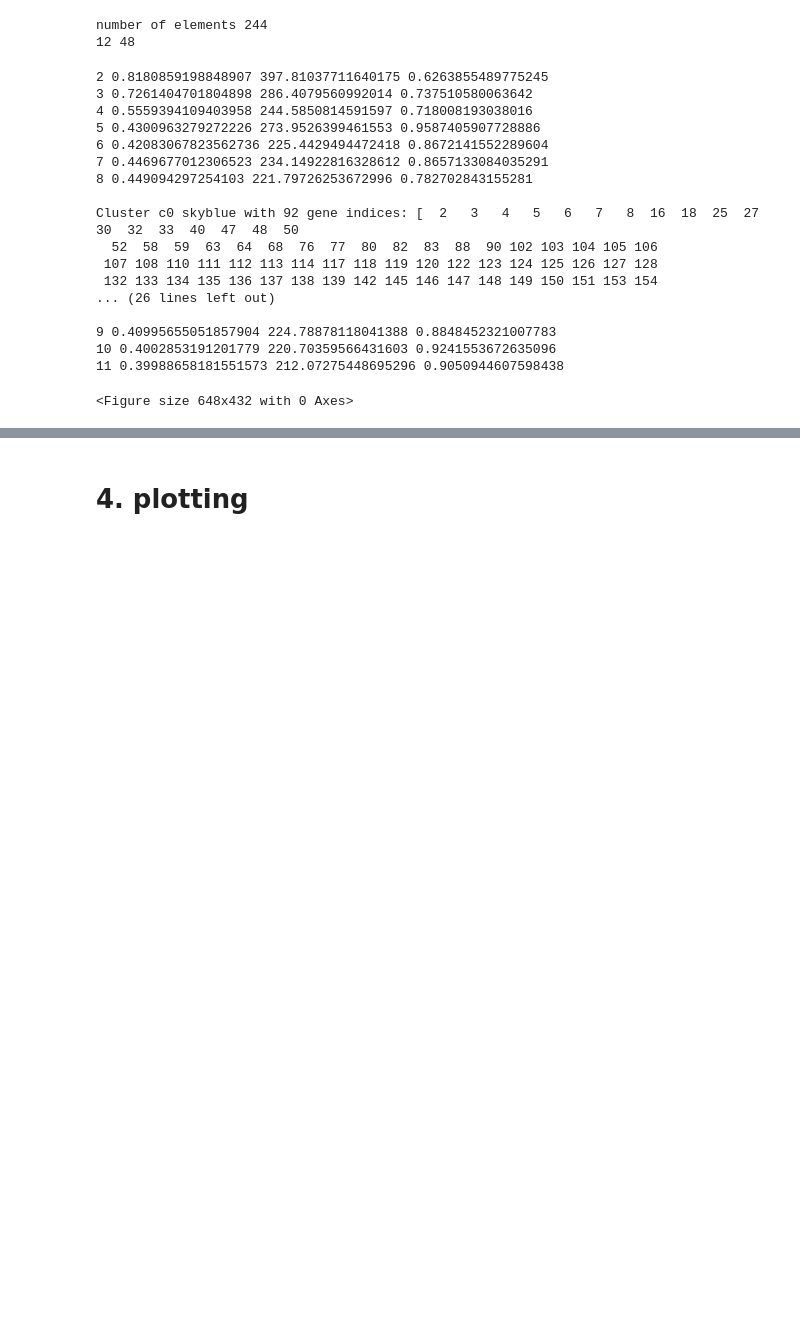
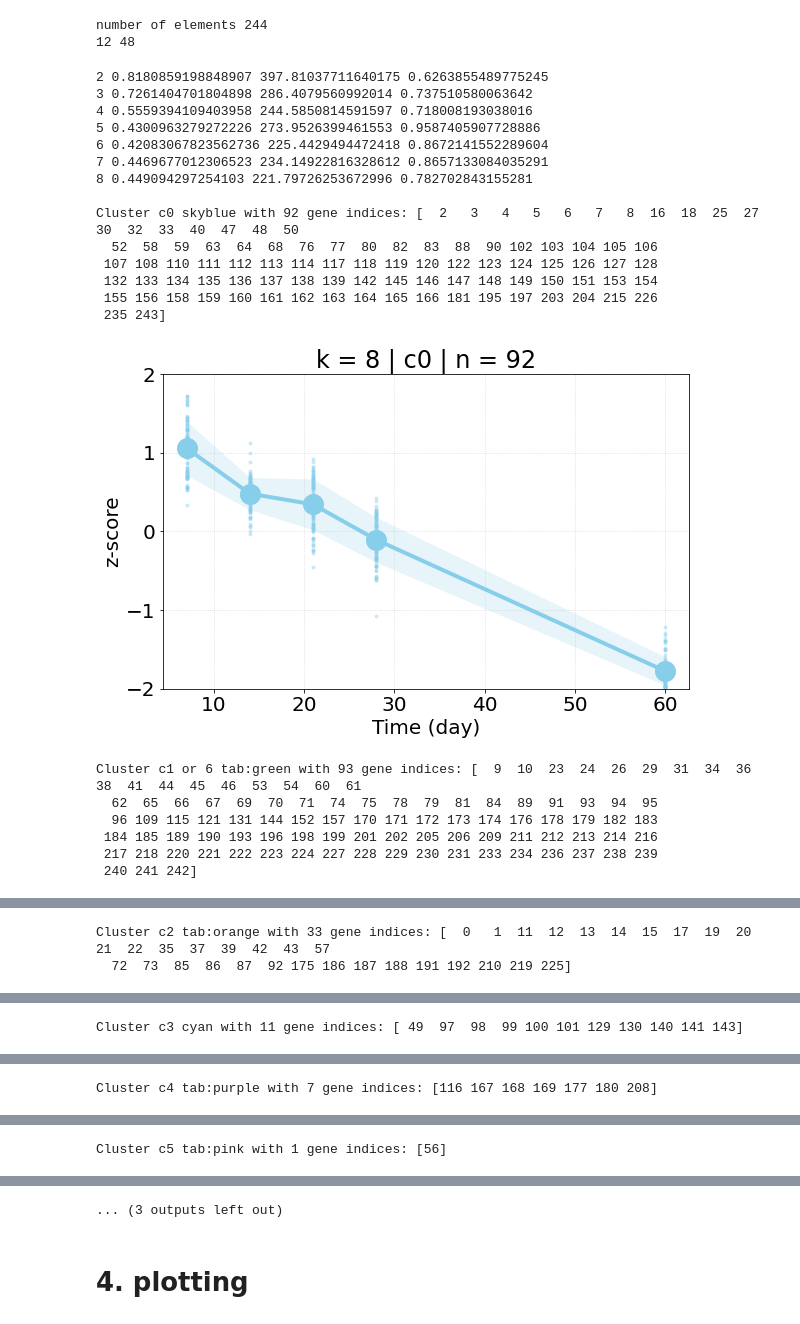
Before and after one commit to adelomana/healing, a Jupyter notebook: clustering_biomarkers_full.ipynb, the cells around one changed output, grey strips where cells are left out. Saved outputs shown, nothing was run; the diff lists cells and outputs as text; code cells hidden in the pictures; blank space fills up the shorter version.

Commit message:
update on figures full

```diff
--- a/clustering_biomarkers_full.ipynb
+++ b/clustering_biomarkers_full.ipynb
@@ -186,9 +186,9 @@ for k in k_range:
         matplotlib.pyplot.title('k = {} | c{} | n = {}'.format(k, clusterID, len(indices)))
         matplotlib.pyplot.tight_layout()
 
-        #matplotlib.pyplot.show()
-        matplotlib.pyplot.savefig('{}.svg'.format(the_color))
-        matplotlib.pyplot.clf()
+        matplotlib.pyplot.show()
+        #matplotlib.pyplot.savefig('{}.svg'.format(the_color))
+        #matplotlib.pyplot.clf()
 
         # plotting second down
         the_color = 'tab:green'
@@ -214,9 +214,9 @@ for k in k_range:
         matplotlib.pyplot.ylim([-2, 2])
         matplotlib.pyplot.title('k = {} | c{} | n = {}'.format(k, clusterID, len(indices)))
         matplotlib.pyplot.tight_layout()
-        #matplotlib.pyplot.show()
-        matplotlib.pyplot.savefig('{}.svg'.format(the_color))
-        matplotlib.pyplot.clf()
+        matplotlib.pyplot.show()
+        #matplotlib.pyplot.savefig('{}.svg'.format(the_color))
+        #matplotlib.pyplot.clf()
 
         # plotting another cluster
         clusterID = 2
@@ -243,9 +243,9 @@ for k in k_range:
         matplotlib.pyplot.ylim([-2, 2])
         matplotlib.pyplot.title('k = {} | c{} | n = {}'.format(k, clusterID, len(indices)))
         matplotlib.pyplot.tight_layout()
-        #matplotlib.pyplot.show()
-        matplotlib.pyplot.savefig('{}.svg'.format(the_color))
-        matplotlib.pyplot.clf()
+        matplotlib.pyplot.show()
+        #matplotlib.pyplot.savefig('{}.svg'.format(the_color))
+        #matplotlib.pyplot.clf()
 
         # plotting another cluster
         clusterID = 3
@@ -272,9 +272,9 @@ for k in k_range:
         matplotlib.pyplot.ylim([-2, 2])
         matplotlib.pyplot.title('k = {} | c{} | n = {}'.format(k, clusterID, len(indices)))
         matplotlib.pyplot.tight_layout()
-        #matplotlib.pyplot.show()
-        matplotlib.pyplot.savefig('{}.svg'.format(the_color))
-        matplotlib.pyplot.clf()
+        matplotlib.pyplot.show()
+        #matplotlib.pyplot.savefig('{}.svg'.format(the_color))
+        #matplotlib.pyplot.clf()
 
         # plotting another cluster
         clusterID = 4
@@ -301,9 +301,9 @@ for k in k_range:
         matplotlib.pyplot.ylim([-2, 2])
         matplotlib.pyplot.title('k = {} | c{} | n = {}'.format(k, clusterID, len(indices)))
         matplotlib.pyplot.tight_layout()
-        #matplotlib.pyplot.show()
-        matplotlib.pyplot.savefig('{}.svg'.format(the_color))
-        matplotlib.pyplot.clf()
+        matplotlib.pyplot.show()
+        #matplotlib.pyplot.savefig('{}.svg'.format(the_color))
+        #matplotlib.pyplot.clf()
 
         # plotting another cluster
         clusterID = 5
@@ -330,9 +330,9 @@ for k in k_range:
         matplotlib.pyplot.ylim([-2, 2])
         matplotlib.pyplot.title('k = {} | c{} | n = {}'.format(k, clusterID, len(indices)))
         matplotlib.pyplot.tight_layout()
-        #matplotlib.pyplot.show()
-        matplotlib.pyplot.savefig('{}.svg'.format(the_color))
-        matplotlib.pyplot.clf()
+        matplotlib.pyplot.show()
+        #matplotlib.pyplot.savefig('{}.svg'.format(the_color))
+        #matplotlib.pyplot.clf()
 
         # plotting another cluster
         clusterID = 7
@@ -345,39 +345,42 @@ for k in k_range:
         top = means + stds
         bottom = means - stds
 
         for metabolite in cluster.index:
             matplotlib.pyplot.plot(days, cluster.loc[metabolite, :], '.', alpha=1/3, lw=3, color=the_color)
 
         matplotlib.pyplot.plot(days, means, 'o-', color=the_color, lw=4, ms=20)
 
         matplotlib.pyplot.fill_between(days, top, bottom, color=the_color, alpha=0.2, lw=0)
 
 
         matplotlib.pyplot.xlabel('Time (day)')
         matplotlib.pyplot.ylabel('z-score')
         matplotlib.pyplot.grid(alpha=0.5, ls=':')
         matplotlib.pyplot.ylim([-2, 2])
         matplotlib.pyplot.title('k = {} | c{} | n = {}'.format(k, clusterID, len(indices)))
         matplotlib.pyplot.tight_layout()
-        #matplotlib.pyplot.show()
-        matplotlib.pyplot.savefig('{}.svg'.format(the_color))
-        matplotlib.pyplot.clf()
+        matplotlib.pyplot.show()
+        #matplotlib.pyplot.savefig('{}.svg'.format(the_color))
+        #matplotlib.pyplot.clf()
 # %% [output]
 2 0.8180859198848907 397.81037711640175 0.6263855489775245
 3 0.7261404701804898 286.4079560992014 0.737510580063642
 4 0.5559394109403958 244.5850814591597 0.718008193038016
 5 0.4300963279272226 273.9526399461553 0.9587405907728886
 6 0.42083067823562736 225.4429494472418 0.8672141552289604
 7 0.4469677012306523 234.14922816328612 0.8657133084035291
 8 0.449094297254103 221.79726253672996 0.782702843155281
 
 Cluster c0 skyblue with 92 gene indices: [  2   3   4   5   6   7   8  16  18  25  27  30  32  33  40  47  48  50
   52  58  59  63  64  68  76  77  80  82  83  88  90 102 103 104 105 106
  107 108 110 111 112 113 114 117 118 119 120 122 123 124 125 126 127 128
  132 133 134 135 136 137 138 139 142 145 146 147 148 149 150 151 153 154
-... (26 lines left out)
-
-9 0.40995655051857904 224.78878118041388 0.8848452321007783
-10 0.4002853191201779 220.70359566431603 0.9241553672635096
-11 0.39988658181551573 212.07275448695296 0.9050944607598438
+ 155 156 158 159 160 161 162 163 164 165 166 181 195 197 203 204 215 226
+ 235 243]
+[figure, added]
-<Figure size 648x432 with 0 Axes>
+Cluster c1 or 6 tab:green with 93 gene indices: [  9  10  23  24  26  29  31  34  36  38  41  44  45  46  53  54  60  61
+  62  65  66  67  69  70  71  74  75  78  79  81  84  89  91  93  94  95
+  96 109 115 121 131 144 152 157 170 171 172 173 174 176 178 179 182 183
+ 184 185 189 190 193 196 198 199 201 202 205 206 209 211 212 213 214 216
+ 217 218 220 221 222 223 224 227 228 229 230 231 233 234 236 237 238 239
+ 240 241 242]
@@ -383,0 +388,2 @@ Cluster c0 skyblue with 92 gene indices: [  2   3   4   5   6   7   8  16  18  2
+Cluster c2 tab:orange with 33 gene indices: [  0   1  11  12  13  14  15  17  19  20  21  22  35  37  39  42  43  57
+  72  73  85  86  87  92 175 186 187 188 191 192 210 219 225]
@@ -383,0 +391 @@ Cluster c0 skyblue with 92 gene indices: [  2   3   4   5   6   7   8  16  18  2
+Cluster c3 cyan with 11 gene indices: [ 49  97  98  99 100 101 129 130 140 141 143]
@@ -383,0 +393 @@ Cluster c0 skyblue with 92 gene indices: [  2   3   4   5   6   7   8  16  18  2
+Cluster c4 tab:purple with 7 gene indices: [116 167 168 169 177 180 208]
@@ -383,0 +395 @@ Cluster c0 skyblue with 92 gene indices: [  2   3   4   5   6   7   8  16  18  2
+Cluster c5 tab:pink with 1 gene indices: [56]
@@ -384,3 +397,4 @@ Cluster c0 skyblue with 92 gene indices: [  2   3   4   5   6   7   8  16  18  2
+... (3 outputs left out)
 # %% [markdown]
 # 4. plotting
 # %%
```
Also changed, not shown: parts of 2 cells of this notebook.
